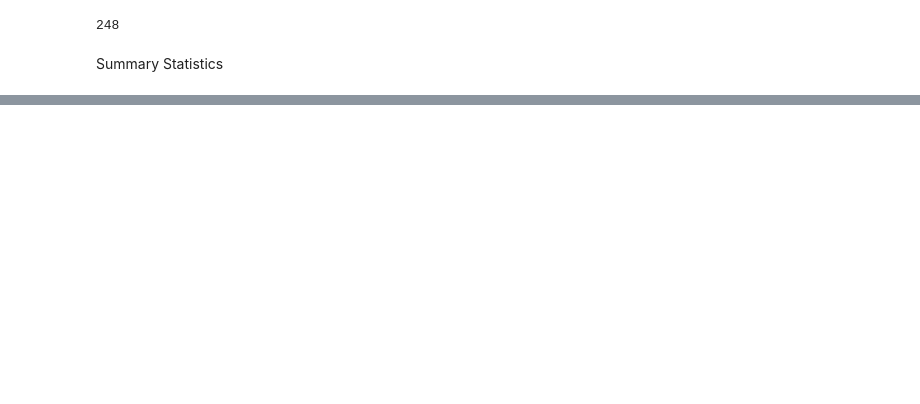
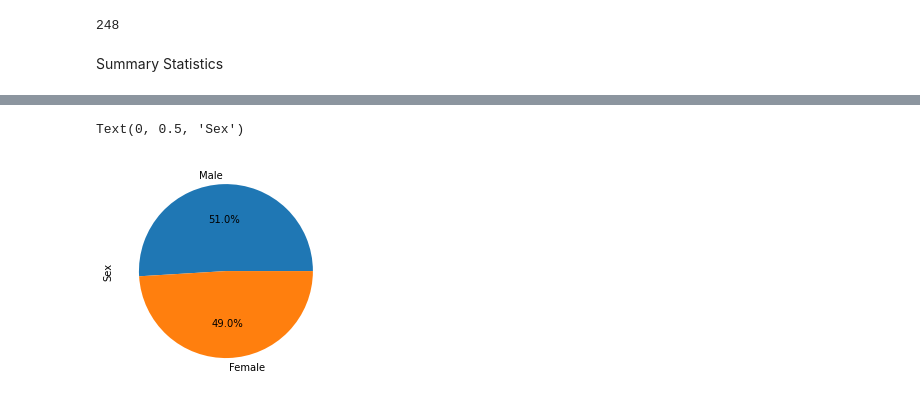
Before and after one commit to jrangel100/Matplotlib-challenge, a Jupyter notebook: Starter_Code/Pymaceuticals/Pymaceuticals.ipynb, the cells around one changed output, grey strips where cells are left out. Saved outputs shown, nothing was run; the diff lists cells and outputs as text; code cells hidden in the pictures; blank space fills up the shorter version.

```diff
--- a/Starter_Code/Pymaceuticals/Pymaceuticals.ipynb
+++ b/Starter_Code/Pymaceuticals/Pymaceuticals.ipynb
@@ -107,0 +188,7 @@ summary_df = clean_df.groupby('Drug Regimen')
+# %%
+# Generate a pie plot showing the distribution of female versus male mice using pyplot
+plt.pie(sex_count.values, labels=sex_count.index.values, autopct="%1.1f%%")
+plt.ylabel('Sex')
+# %% [output]
+Text(0, 0.5, 'Sex')
+[figure, added]
```
Also changed, not shown: parts of 15 cells of this notebook.
